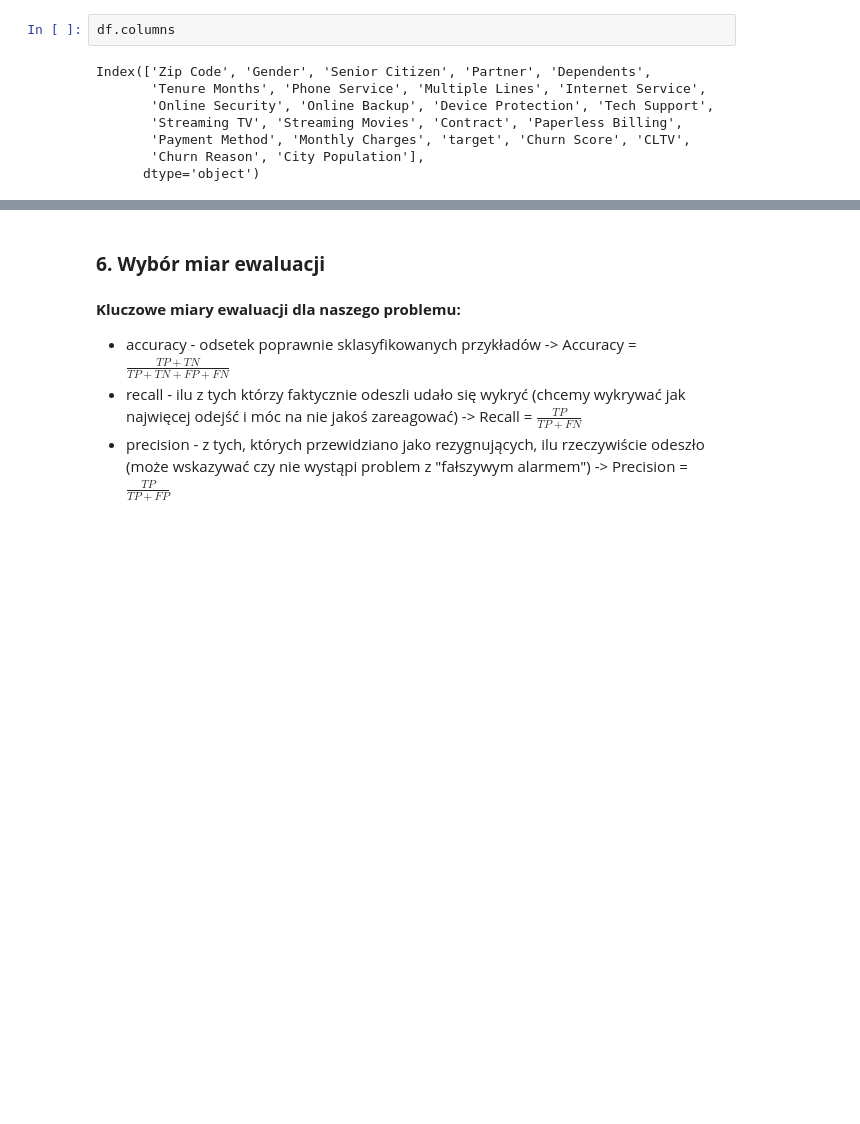
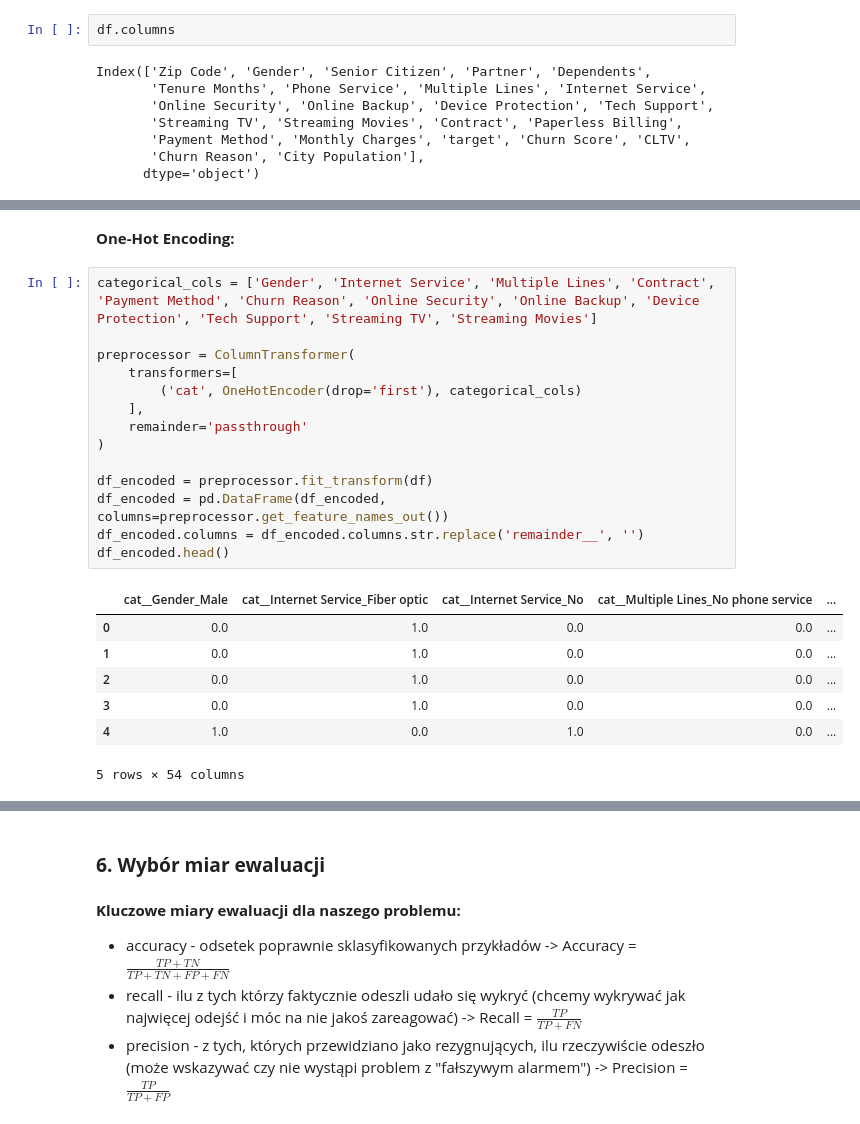
Before and after one commit to HubertLuszkiewicz/data-exploration, a Jupyter notebook: dataset_tests.ipynb, the cells around one changed output, grey strips where cells are left out. Saved outputs shown, nothing was run; the diff lists cells and outputs as text; blank space fills up the shorter version.

```diff
--- a/dataset_tests.ipynb
+++ b/dataset_tests.ipynb
@@ -252,0 +270,24 @@ Index(['Zip Code', 'Gender', 'Senior Citizen', 'Partner', 'Dependents',
+# %% [markdown]
+**One-Hot Encoding:**
+# %%
+categorical_cols = ['Gender', 'Internet Service', 'Multiple Lines', 'Contract', 'Payment Method', 'Churn Reason', 'Online Security', 'Online Backup', 'Device Protection', 'Tech Support', 'Streaming TV', 'Streaming Movies']
+
+preprocessor = ColumnTransformer(
+    transformers=[
+        ('cat', OneHotEncoder(drop='first'), categorical_cols)
+    ],
+    remainder='passthrough'
+)
+
+df_encoded = preprocessor.fit_transform(df)
+df_encoded = pd.DataFrame(df_encoded, columns=preprocessor.get_feature_names_out())
+df_encoded.columns = df_encoded.columns.str.replace('remainder__', '')
+df_encoded.head()
+# %% [output]
+|  | cat__Gender_Male | cat__Internet Service_Fiber optic | cat__Internet Service_No | cat__Multiple Lines_No phone service | ... |
+| 0 | 0.0 | 1.0 | 0.0 | 0.0 | ... |
+| 1 | 0.0 | 1.0 | 0.0 | 0.0 | ... |
+| 2 | 0.0 | 1.0 | 0.0 | 0.0 | ... |
+| 3 | 0.0 | 1.0 | 0.0 | 0.0 | ... |
+| 4 | 1.0 | 0.0 | 1.0 | 0.0 | ... |
+5 rows × 54 columns
```
Also changed, not shown: parts of 20 cells of this notebook.
